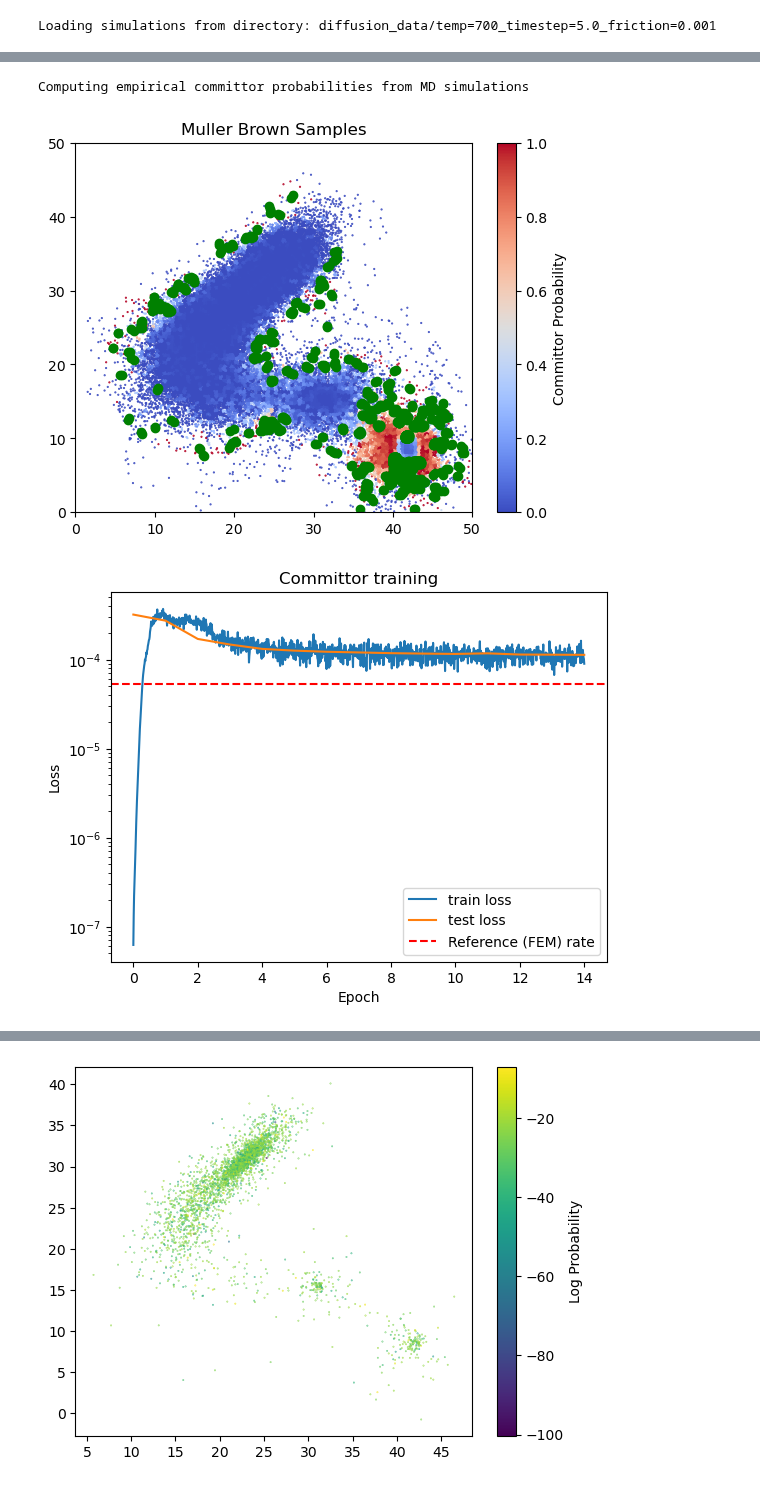
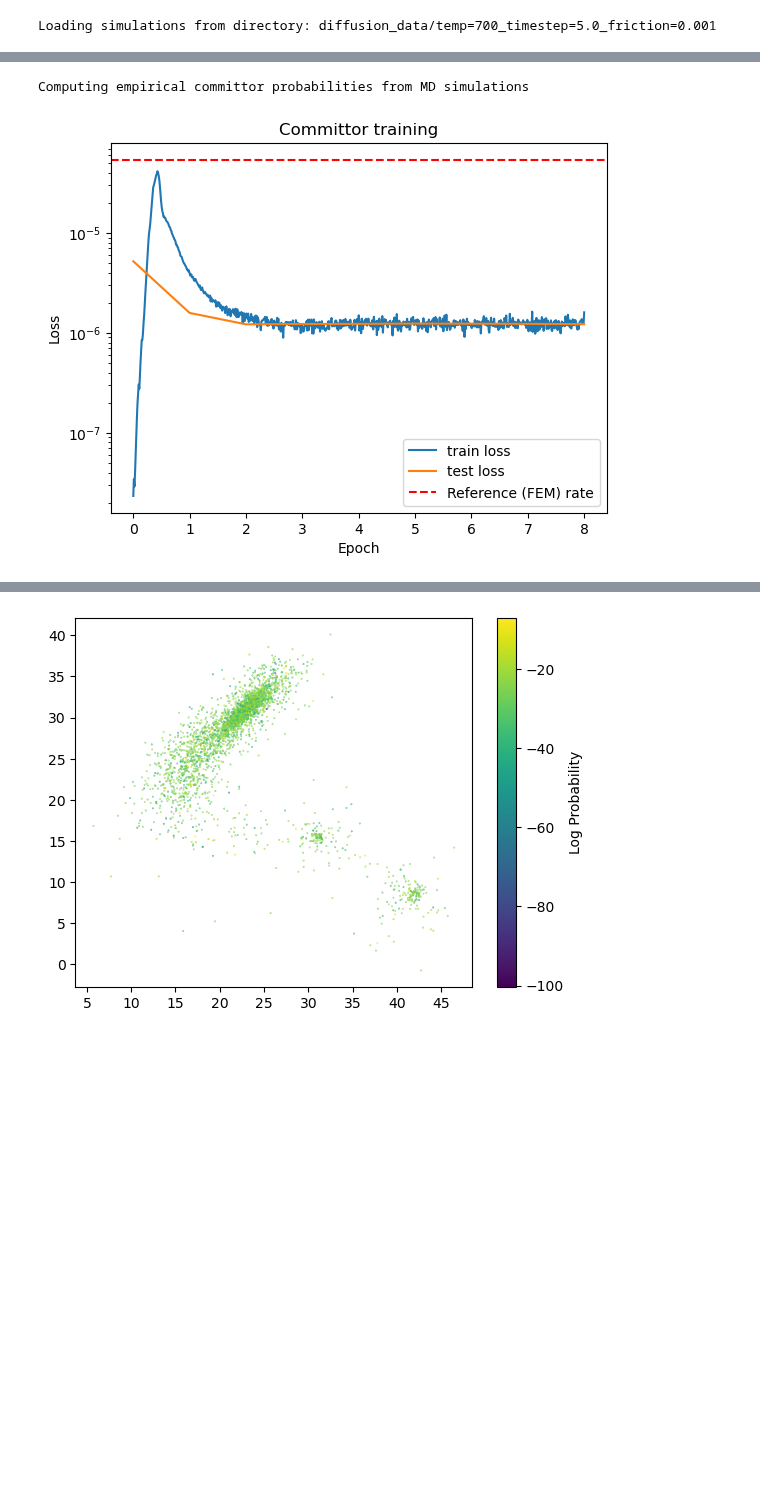
Before and after one commit to michael-psenka/OM-TPS, a Jupyter notebook: train_committor_mb.ipynb, the cells around one changed output, grey strips where cells are left out. Saved outputs shown, nothing was run; the diff lists cells and outputs as text; code cells hidden in the pictures; blank space fills up the shorter version.

```diff
--- a/train_committor_mb.ipynb
+++ b/train_committor_mb.ipynb
@@ -275,8 +288,8 @@ import import_ipynb
 from mb_ddpm import MLP, MBDiffusionModel
 
 print("Computing empirical committor probabilities from MD simulations")
-committor_probs  = get_gt_committor_probs(all_pos, start_indicator,end_indicator, calculator)
-plot_samples(all_pos.reshape(-1, 2), committor_probs.reshape(-1, 2))
+# committor_probs  = get_gt_committor_probs(all_pos, start_indicator,end_indicator, calculator)
+# plot_samples(all_pos.reshape(-1, 2), committor_probs.reshape(-1, 2))
 
 class CommittorMLP(torch.nn.Module):
     def __init__(self, in_dim, hidden_dim, out_dim, device, act = F.relu):
@@ -320,7 +333,7 @@ std = torch.tensor(mean).to(device).to(torch.float32)
 
 # Train the model on the sampled molecules
 
-n_steps = 1600 # number of training steps (keep this constant across data sizes)
+n_steps = 1000 # number of training steps (keep this constant across data sizes)
 batch_size = 4096
 max_data_size = 422000
 filter_transition = False
@@ -340,13 +353,13 @@ test_losses = []
 
 # split sampled_mol and cluster_assignments into train test sets
 gt_traj_keep = gt_traj[idxs]
-cluster_assignments_keep = cluster_assignments.reshape(-1)[idxs]
+# cluster_assignments_keep = cluster_assignments.reshape(-1)[idxs]
 
 # Option 1: Compute importance-sampling weights from the Muller-Brown potential (assumes we have access to the true potential - best results)
-# energies = calculator.get_energy(gt_traj_keep)
-# min_energy = energies.min()
-reweighting_factors_keep = torch.exp(-(energies - min_energy) / 10) # (units.kB * 700)) # set k_BT = 1
-
+energies = calculator.get_energy(gt_traj_keep)
+min_energy = energies.min()
+reweighting_factors_keep = torch.exp(-(energies - min_energy) / 1) # (units.kB * 700)) # set k_BT = 1
+# reweighting_factors_keep = torch.ones(gt_traj_keep.shape[0])
 # Option 2: Compute importance-sampling weights from likelihood estimate of the generative model (doesn't work well right now)
 # log_probs = torch.load("mb_log_probs.pt")
 # reweighting_factors_keep = torch.exp(log_probs)
@@ -444,35 +457,34 @@ for e in tqdm(range(n_epochs)):
 
         # if transition_mask.sum() > 0:
 
         batch_weights = weights[transition_mask]
         batch_weights = batch_weights / batch_weights.sum()
         grad_loss = (batch_weights * (grad_prob/std).square().sum(-1, keepdim = True)[transition_mask]).sum()
         if start.sum() > 0:
             start_boundary_loss = (pred_prob**2)[start].mean()
         if start.sum() > 0:
             end_boundary_loss = ((1 - pred_prob)**2)[end].mean()
 
         sl_loss = (pred_prob - prob).square().mean()
 
         loss = sl_loss_coeff*sl_loss + start_loss_coeff*start_boundary_loss + end_loss_coeff*end_boundary_loss + grad_loss_coeff*grad_loss
 
         tls.append(grad_loss.detach().unsqueeze(-1))
 
     test_loss = torch.cat(tls).sum(0) / len(tls)
     test_losses.append(test_loss.unsqueeze(-1))
 
 
 train_losses = torch.cat(train_losses).cpu().numpy()
 test_losses = torch.cat(test_losses).cpu().numpy()
 
 plot_losses(train_losses, test_losses, "Committor training", reference_rate=5.38e-05)
 
 # Save the model
 torch.save(committor_model, f"mb-committor-model.pt")
 # %% [output]
 Computing empirical committor probabilities from MD simulations
-[figure, old version]
+[figure, new version]
-[figure, removed]
 # %%
 from scipy.spatial import cKDTree
 
```
Also changed, not shown: parts of 5 cells of this notebook, 4 other files.
